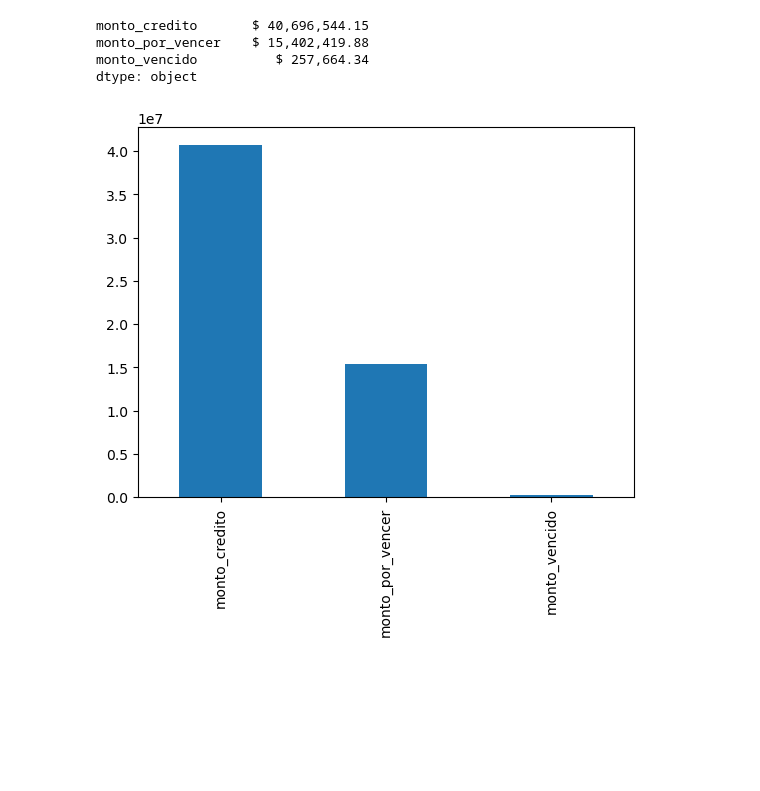
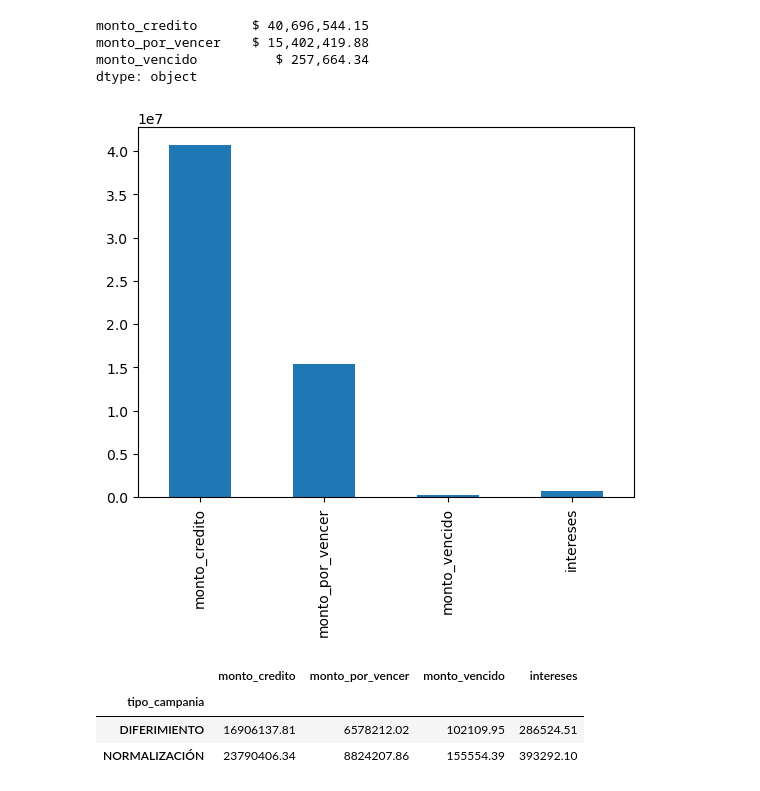
Before and after one commit to carlos-calderon-cabezas/financial-relief-analysis, a Jupyter notebook: analisis_alivio_financiero.ipynb, the cells around one changed output. Cells and saved outputs as stored; diff of their text form; code cells hidden in the pictures; blank space fills up the shorter version.

```diff
--- a/analisis_alivio_financiero.ipynb
+++ b/analisis_alivio_financiero.ipynb
@@ -373,9 +399,17 @@ monto_por_vencer    $ 15,402,419.88
 monto_vencido          $ 257,664.34
 dtype: object
 # %%
-df_morosidad[['monto_credito', 'monto_por_vencer', 'monto_vencido']].sum() \
+df_morosidad[['monto_credito', 'monto_por_vencer', 'monto_vencido', 'intereses']].sum() \
 .plot(kind= "bar")
 
 plt.show()
 # %% [output]
-[figure, old version]
+[figure, new version]
+# %%
+df_morosidad.groupby(["tipo_campania"], observed=True)\
+    [['monto_credito', 'monto_por_vencer', 'monto_vencido', 'intereses']].sum()
+# %% [output]
+|  | monto_credito | monto_por_vencer | monto_vencido | intereses |
+| tipo_campania |  |  |  |  |
+| DIFERIMIENTO | 16906137.81 | 6578212.02 | 102109.95 | 286524.51 |
+| NORMALIZACIÓN | 23790406.34 | 8824207.86 | 155554.39 | 393292.10 |
```
Also changed, not shown: parts of 20 cells of this notebook.
